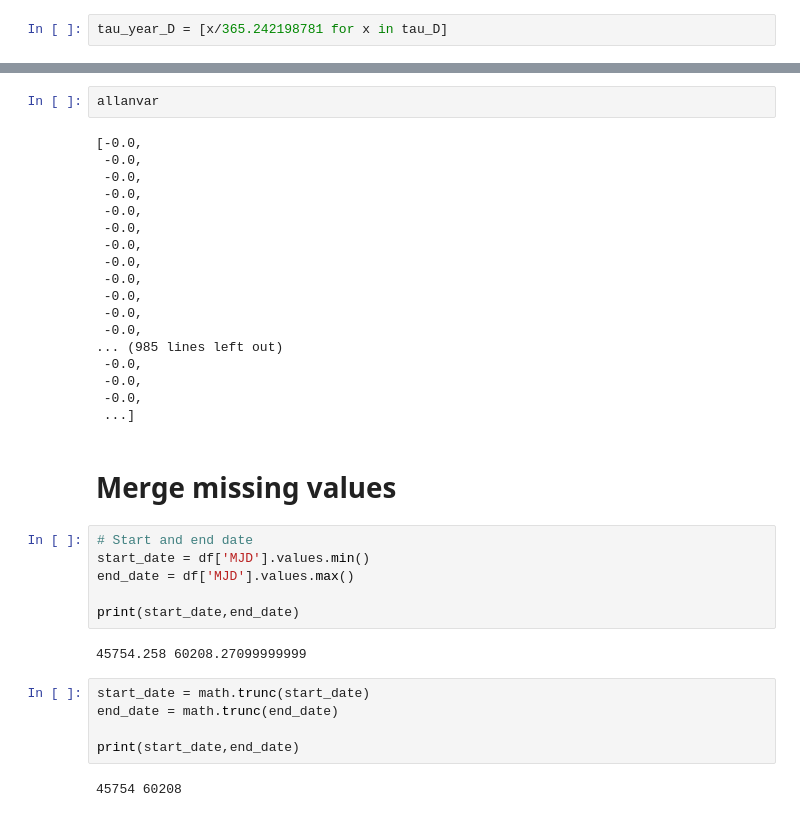
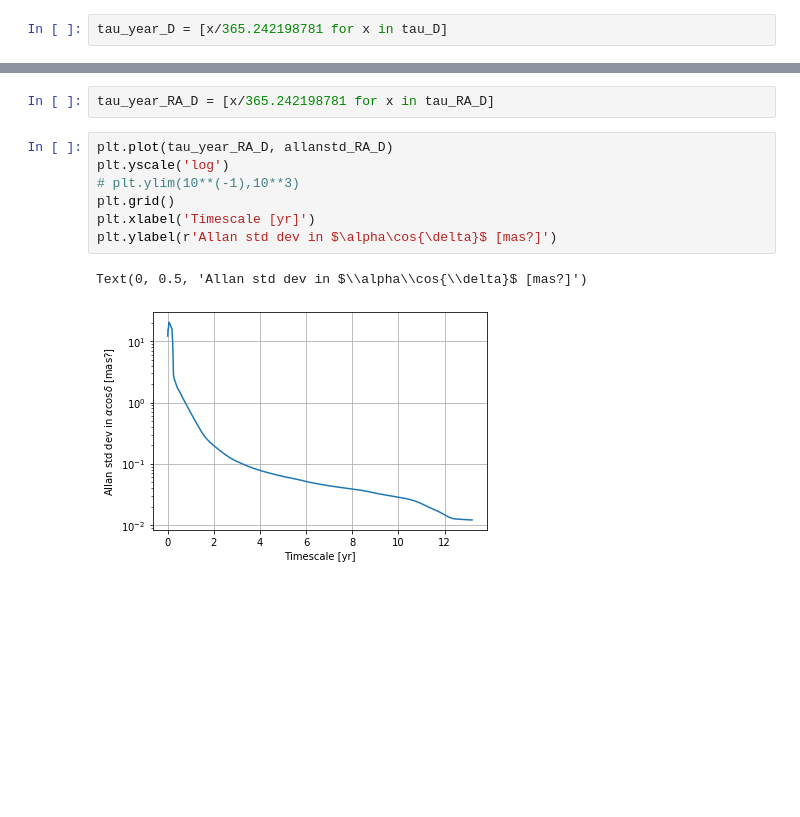
Before and after one commit to verasha/radio-sources, a Jupyter notebook: 1803+784.ipynb, the cells around one changed output, grey strips where cells are left out. Drawn from its saved outputs; the diff is of its cells as text; blank space fills up the shorter version.

```diff
--- a/1803+784.ipynb
+++ b/1803+784.ipynb
@@ -524,37 +482,12 @@ Current value of m:  1827
-# %%
-allanvar
-# %% [output]
-[-0.0,
- -0.0,
- -0.0,
- -0.0,
- -0.0,
- -0.0,
- -0.0,
- -0.0,
- -0.0,
- -0.0,
- -0.0,
- -0.0,
-... (985 lines left out)
- -0.0,
- -0.0,
- -0.0,
- ...]
-# %% [markdown]
-# Merge missing values
-# %%
-# Start and end date
-start_date = df['MJD'].values.min()
-end_date = df['MJD'].values.max()
-
-print(start_date,end_date)
-# %% [output]
-45754.258 60208.27099999999
-# %%
-start_date = math.trunc(start_date)
-end_date = math.trunc(end_date)
-
-print(start_date,end_date)
-# %% [output]
-45754 60208
+# %%
+tau_year_RA_D = [x/365.242198781 for x in tau_RA_D]
+# %%
+plt.plot(tau_year_RA_D, allanstd_RA_D)
+plt.yscale('log')
+# plt.ylim(10**(-1),10**3)
+plt.grid()
+plt.xlabel('Timescale [yr]')
+plt.ylabel(r'Allan std dev in $\alpha\cos{\delta}$ [mas?]')
+# %% [output]
+Text(0, 0.5, 'Allan std dev in $\\alpha\\cos{\\delta}$ [mas?]')
+[figure, added]
```
Also changed, not shown: parts of 15 cells of this notebook, 2 other files.
